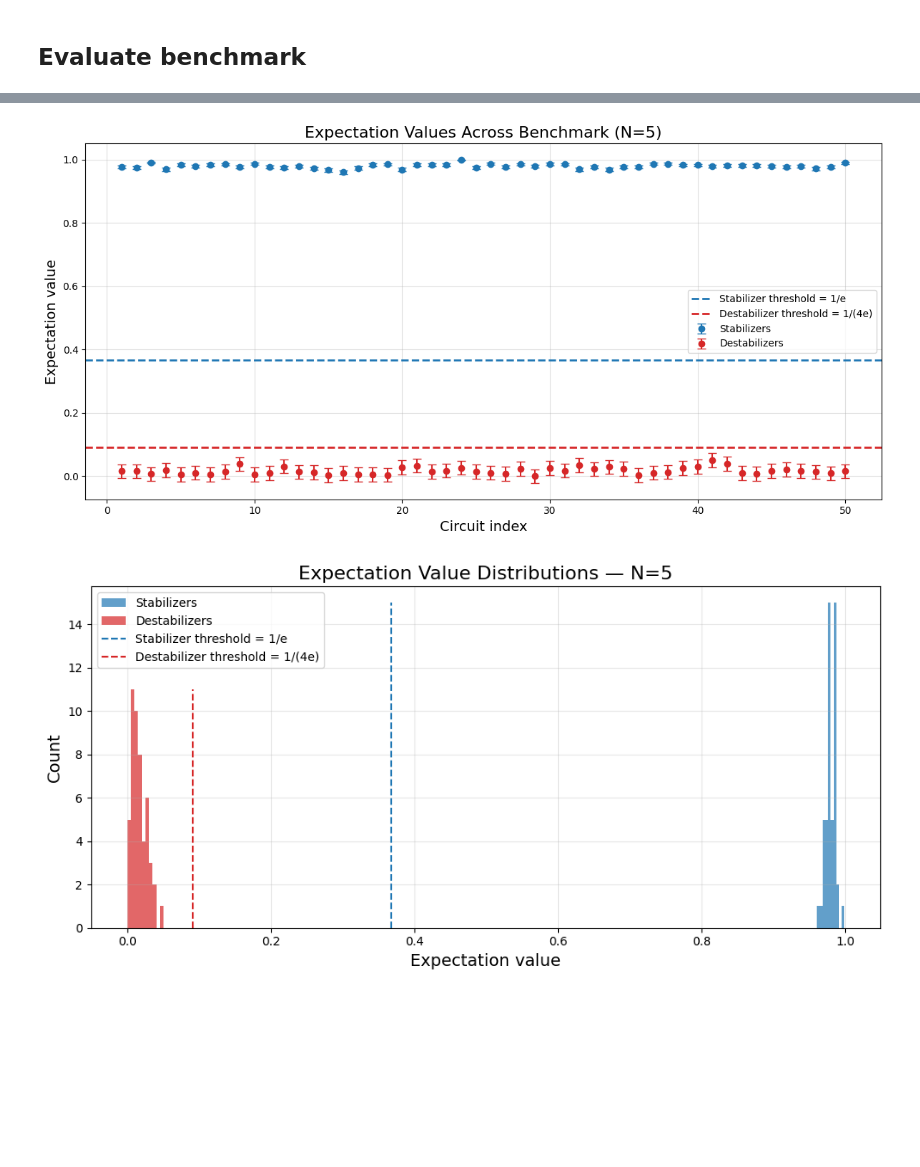
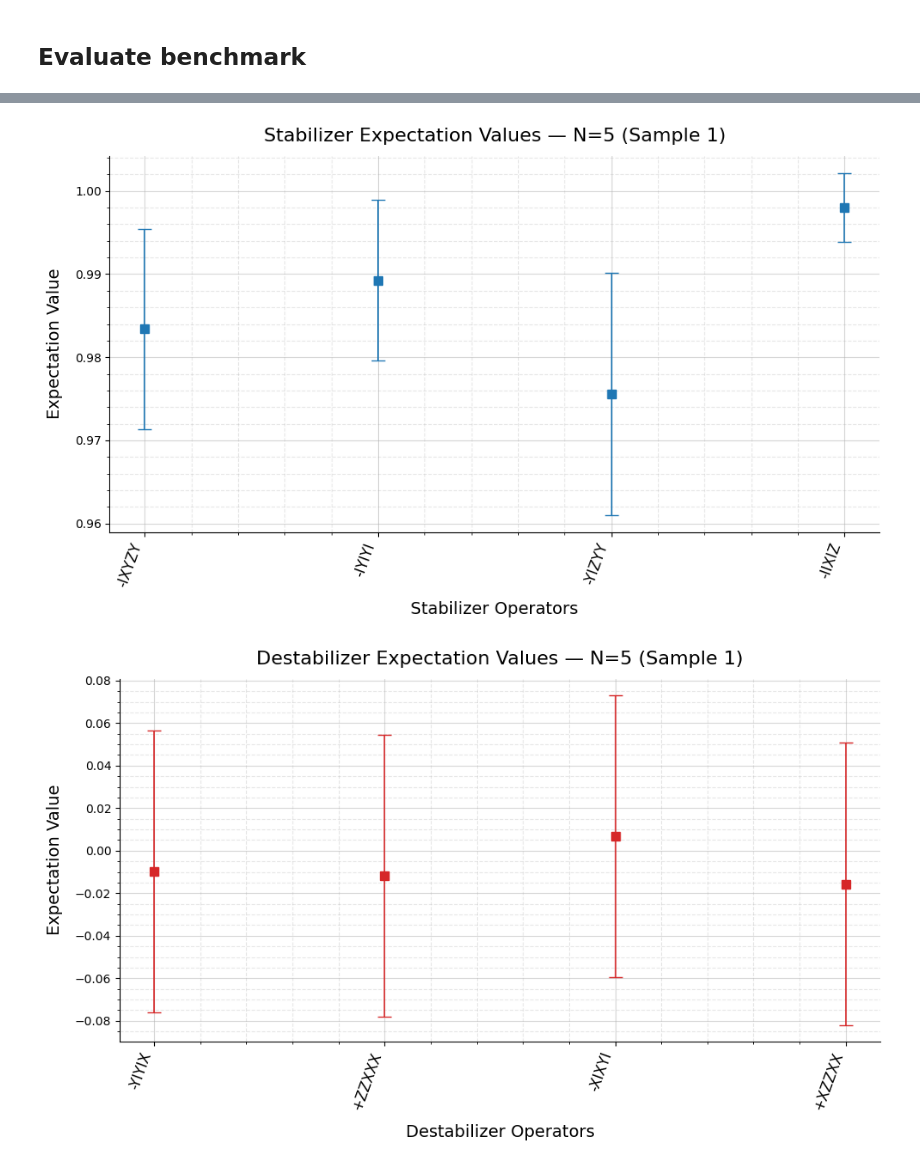
Before and after one commit to faulhornlabs/qutility-frontier, a Jupyter notebook: notebooks/CliffordVolumeBenchmark_tutorial.ipynb, the cells around one changed output, grey strips where cells are left out. Cells and saved outputs as stored; diff of their text form; code cells hidden in the pictures; blank space fills up the shorter version.

```diff
--- a/notebooks/CliffordVolumeBenchmark_tutorial.ipynb
+++ b/notebooks/CliffordVolumeBenchmark_tutorial.ipynb
@@ -214,6 +369,5 @@ benchmark.plot_expected_values(0)
-# %%
-benchmark.plot_all_expectation_values()
-benchmark.plot_expectation_histograms(bins=10)
-# %% [output]
-[figure, removed]
-[figure, removed]
+# %%
+benchmark.plot_expected_values(1)
+# %% [output]
+[figure, added]
+[figure, added]
```
Also changed, not shown: parts of 55 cells of this notebook, 4 other files.
